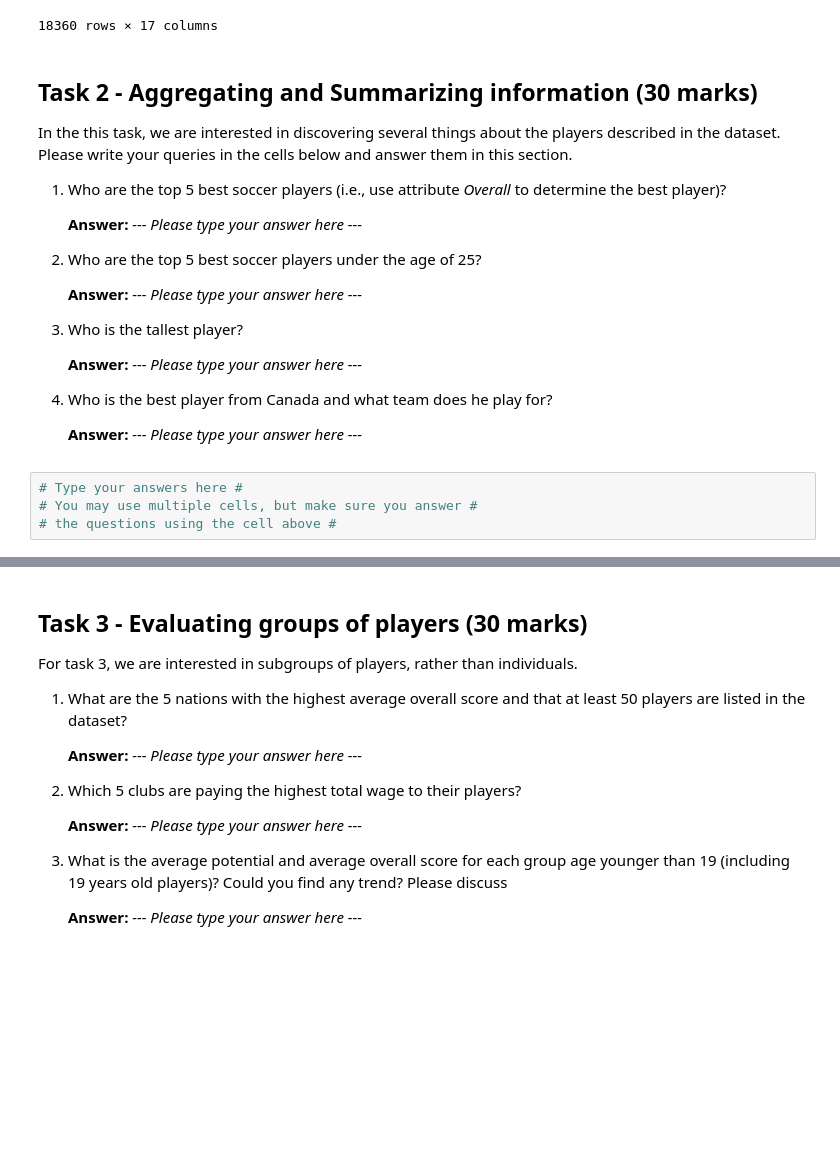
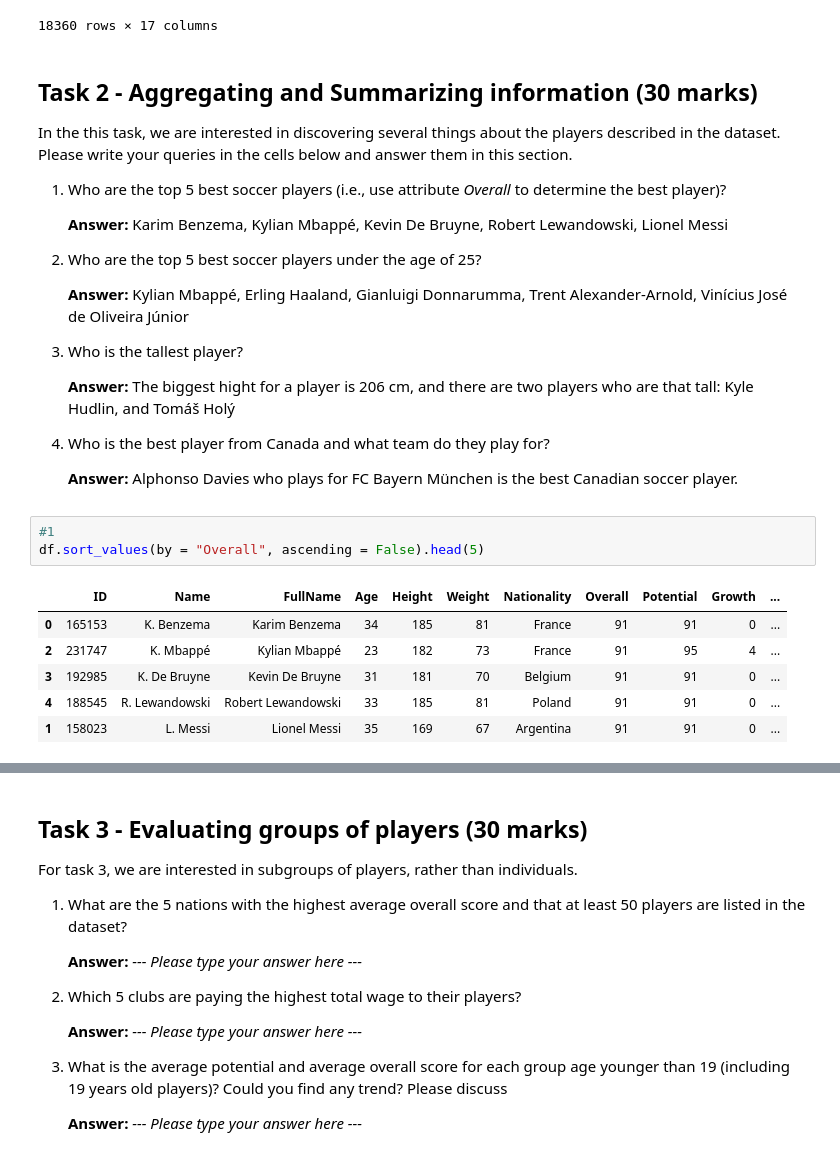
Before and after one commit to lsyurievna/COMP3400_A1, a Jupyter notebook: DataPreprocessing - A1 (name-mun id).ipynb, the cells around one changed output, grey strips where cells are left out. Drawn from its saved outputs; the diff is of its cells as text; blank space fills up the shorter version.

```diff
--- a/DataPreprocessing - A1 (name-mun id).ipynb
+++ b/DataPreprocessing - A1 (name-mun id).ipynb
@@ -133,23 +133,29 @@ In the this task, we are interested in discovering several things about the play
 
 1. Who are the top 5 best soccer players (i.e., use attribute *Overall* to determine the best player)?
 
-    **Answer:** *--- Please type your answer here ---*
+    **Answer:** Karim Benzema, Kylian Mbappé, Kevin De Bruyne, Robert Lewandowski, Lionel Messi
 
 
 2. Who are the top 5 best soccer players under the age of 25?
 
-    **Answer:** *--- Please type your answer here ---*
+    **Answer:** Kylian Mbappé, Erling Haaland, Gianluigi Donnarumma, Trent Alexander-Arnold, Vinícius José de Oliveira Júnior
 
 
 3. Who is the tallest player?
 
-    **Answer:** *--- Please type your answer here ---*
+    **Answer:** The biggest hight for a player is 206 cm, and there are two players who are that tall: Kyle Hudlin, and Tomáš Holý
 
 
-4. Who is the best player from Canada and what team does he play for?
+4. Who is the best player from Canada and what team do they play for?
 
-    **Answer:** *--- Please type your answer here ---*
+    **Answer:** Alphonso Davies who plays for FC Bayern München is the best Canadian soccer player.
 # %%
-# Type your answers here #
-# You may use multiple cells, but make sure you answer #
-# the questions using the cell above #
+#1
+df.sort_values(by = "Overall", ascending = False).head(5)
+# %% [output]
+|  | ID | Name | FullName | Age | Height | Weight | Nationality | Overall | Potential | Growth | ... |
+| 0 | 165153 | K. Benzema | Karim Benzema | 34 | 185 | 81 | France | 91 | 91 | 0 | ... |
+| 2 | 231747 | K. Mbappé | Kylian Mbappé | 23 | 182 | 73 | France | 91 | 95 | 4 | ... |
+| 3 | 192985 | K. De Bruyne | Kevin De Bruyne | 31 | 181 | 70 | Belgium | 91 | 91 | 0 | ... |
+| 4 | 188545 | R. Lewandowski | Robert Lewandowski | 33 | 185 | 81 | Poland | 91 | 91 | 0 | ... |
+| 1 | 158023 | L. Messi | Lionel Messi | 35 | 169 | 67 | Argentina | 91 | 91 | 0 | ... |
```
Also changed, not shown: parts of 3 cells of this notebook.
